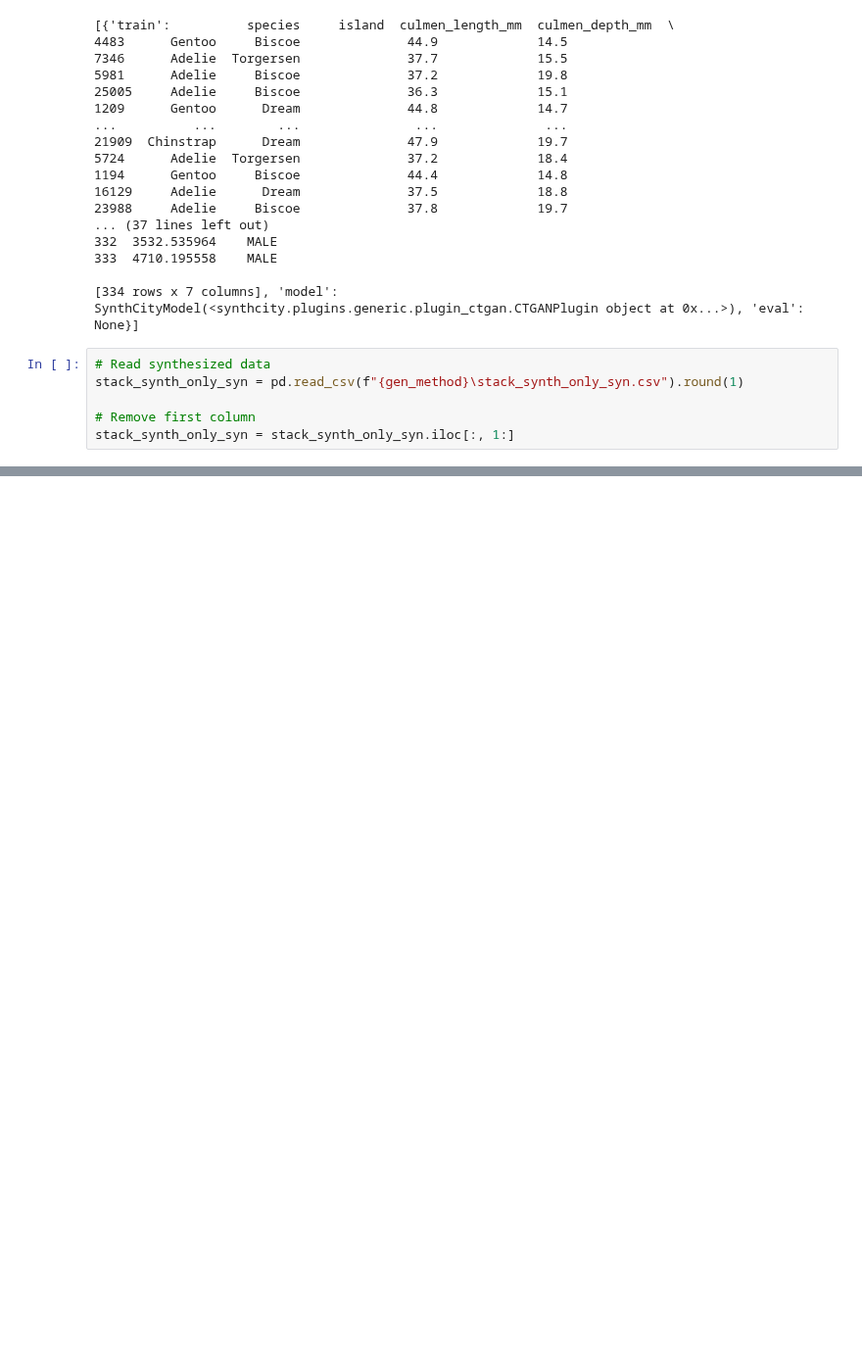
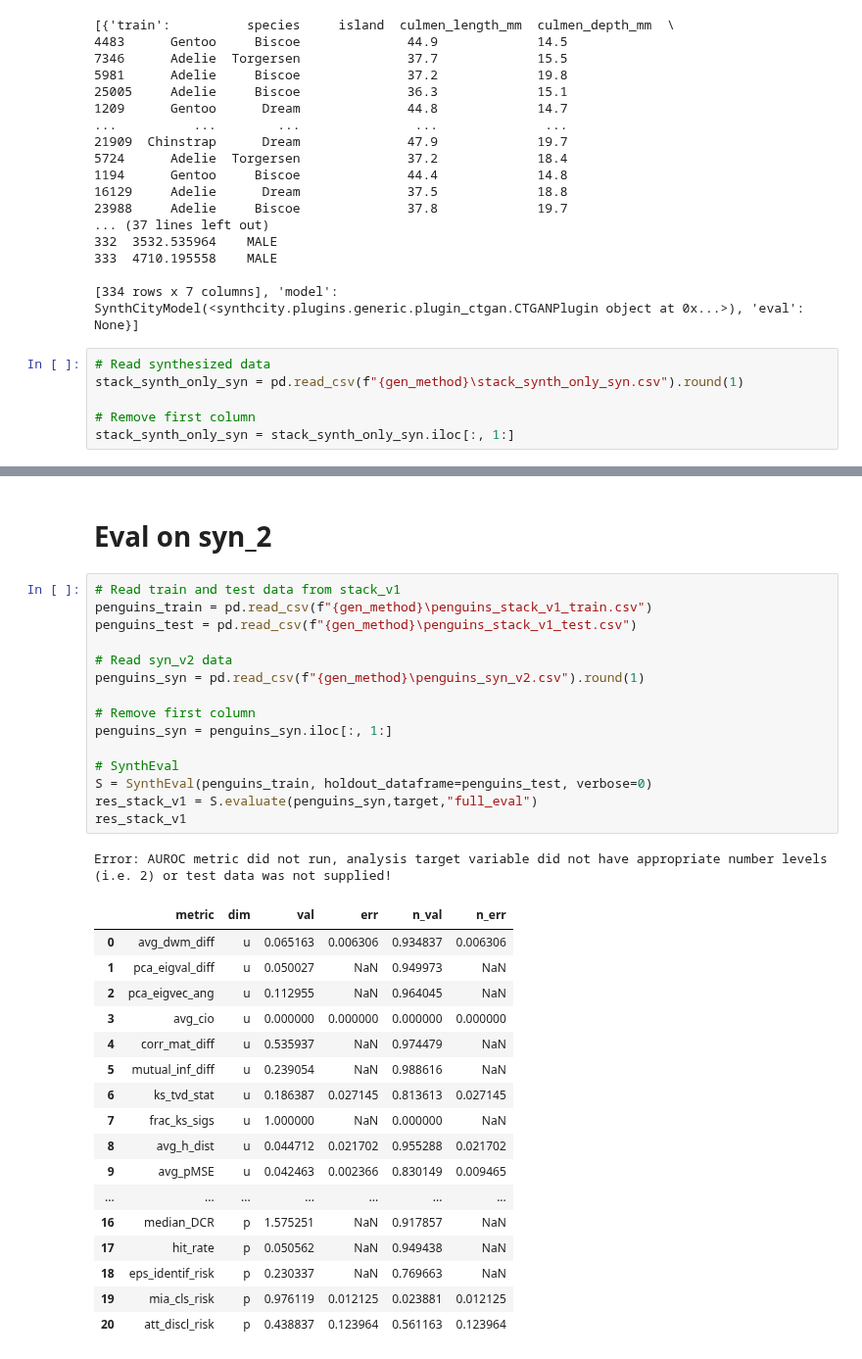
Before and after one commit to LucasBrynk/synthe_size_me, a Jupyter notebook: penguins_syn/penguins_ctgan_syn.ipynb, the cells around one changed output, grey strips where cells are left out. Shown at 98% size. Drawn from its saved outputs; the diff is of its cells as text; blank space fills up the shorter version.

```diff
--- a/penguins_syn/penguins_ctgan_syn.ipynb
+++ b/penguins_syn/penguins_ctgan_syn.ipynb
@@ -355,0 +383,36 @@ stack_synth_only_syn = stack_synth_only_syn.iloc[:, 1:]
+# %% [markdown]
+# Eval on syn_2
+# %%
+# Read train and test data from stack_v1
+penguins_train = pd.read_csv(f"{gen_method}\penguins_stack_v1_train.csv")
+penguins_test = pd.read_csv(f"{gen_method}\penguins_stack_v1_test.csv")
+
+# Read syn_v2 data
+penguins_syn = pd.read_csv(f"{gen_method}\penguins_syn_v2.csv").round(1)
+
+# Remove first column
+penguins_syn = penguins_syn.iloc[:, 1:]
+
+# SynthEval
+S = SynthEval(penguins_train, holdout_dataframe=penguins_test, verbose=0)
+res_stack_v1 = S.evaluate(penguins_syn,target,"full_eval")
+res_stack_v1
+# %% [output]
+Error: AUROC metric did not run, analysis target variable did not have appropriate number levels (i.e. 2) or test data was not supplied!
+|  | metric | dim | val | err | n_val | n_err |
+| 0 | avg_dwm_diff | u | 0.065163 | 0.006306 | 0.934837 | 0.006306 |
+| 1 | pca_eigval_diff | u | 0.050027 | NaN | 0.949973 | NaN |
+| 2 | pca_eigvec_ang | u | 0.112955 | NaN | 0.964045 | NaN |
+| 3 | avg_cio | u | 0.000000 | 0.000000 | 0.000000 | 0.000000 |
+| 4 | corr_mat_diff | u | 0.535937 | NaN | 0.974479 | NaN |
+| 5 | mutual_inf_diff | u | 0.239054 | NaN | 0.988616 | NaN |
+| 6 | ks_tvd_stat | u | 0.186387 | 0.027145 | 0.813613 | 0.027145 |
+| 7 | frac_ks_sigs | u | 1.000000 | NaN | 0.000000 | NaN |
+| 8 | avg_h_dist | u | 0.044712 | 0.021702 | 0.955288 | 0.021702 |
+| 9 | avg_pMSE | u | 0.042463 | 0.002366 | 0.830149 | 0.009465 |
+| ... | ... | ... | ... | ... | ... | ... |
+| 16 | median_DCR | p | 1.575251 | NaN | 0.917857 | NaN |
+| 17 | hit_rate | p | 0.050562 | NaN | 0.949438 | NaN |
+| 18 | eps_identif_risk | p | 0.230337 | NaN | 0.769663 | NaN |
+| 19 | mia_cls_risk | p | 0.976119 | 0.012125 | 0.023881 | 0.012125 |
+| 20 | att_discl_risk | p | 0.438837 | 0.123964 | 0.561163 | 0.123964 |
```
Also changed, not shown: parts of 15 cells of this notebook.
